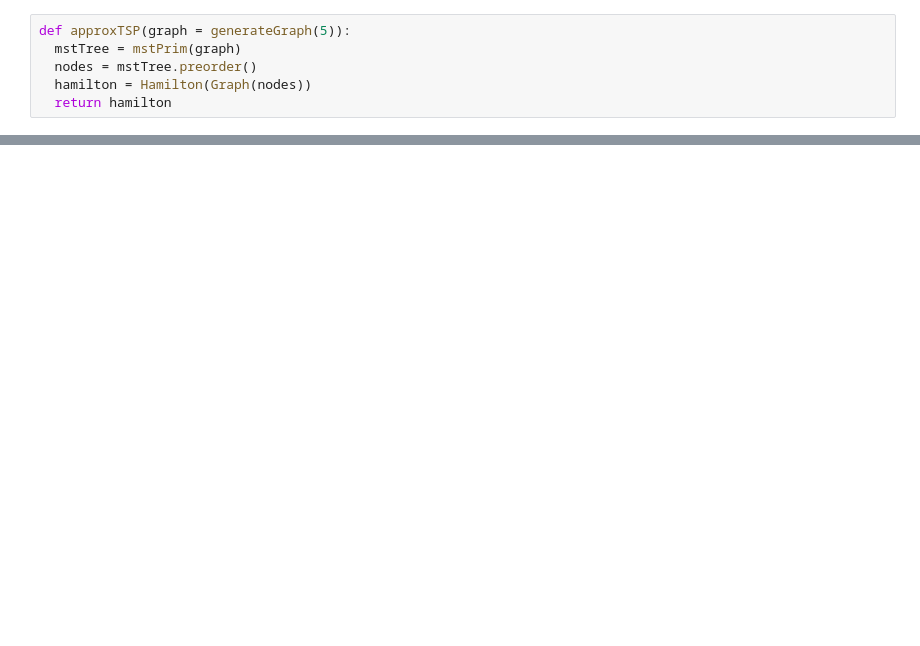
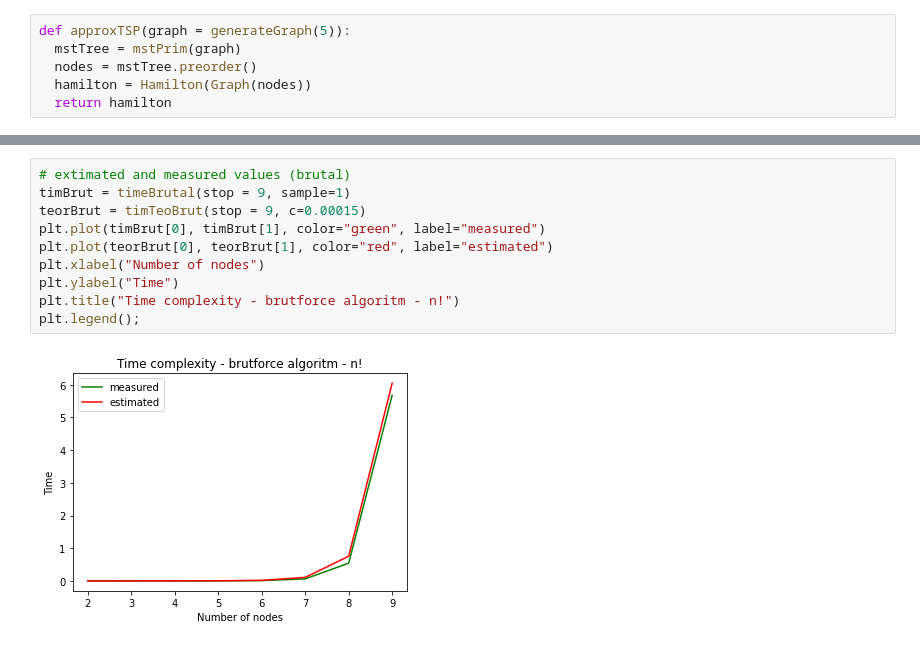
Before and after one commit to KGratkiewicz/Euklidesowy-problem-komiwojazera-TSP-algorytm-dokladny-oraz-aproksymacyjny, a Jupyter notebook: TSP.ipynb, the cells around one changed output, grey strips where cells are left out. Cells and saved outputs as stored; diff of their text form; blank space fills up the shorter version.

```diff
--- a/TSP.ipynb
+++ b/TSP.ipynb
@@ -235,0 +303,12 @@ g = generateGraph(8)
+# %%
+# extimated and measured values (brutal)
+timBrut = timeBrutal(stop = 9, sample=1)
+teorBrut = timTeoBrut(stop = 9, c=0.00015)
+plt.plot(timBrut[0], timBrut[1], color="green", label="measured")
+plt.plot(teorBrut[0], teorBrut[1], color="red", label="estimated")
+plt.xlabel("Number of nodes")
+plt.ylabel("Time")
+plt.title("Time complexity - brutforce algoritm - n!")
+plt.legend();
+# %% [output]
+[figure, added]
```
Also changed, not shown: parts of 16 cells of this notebook.
